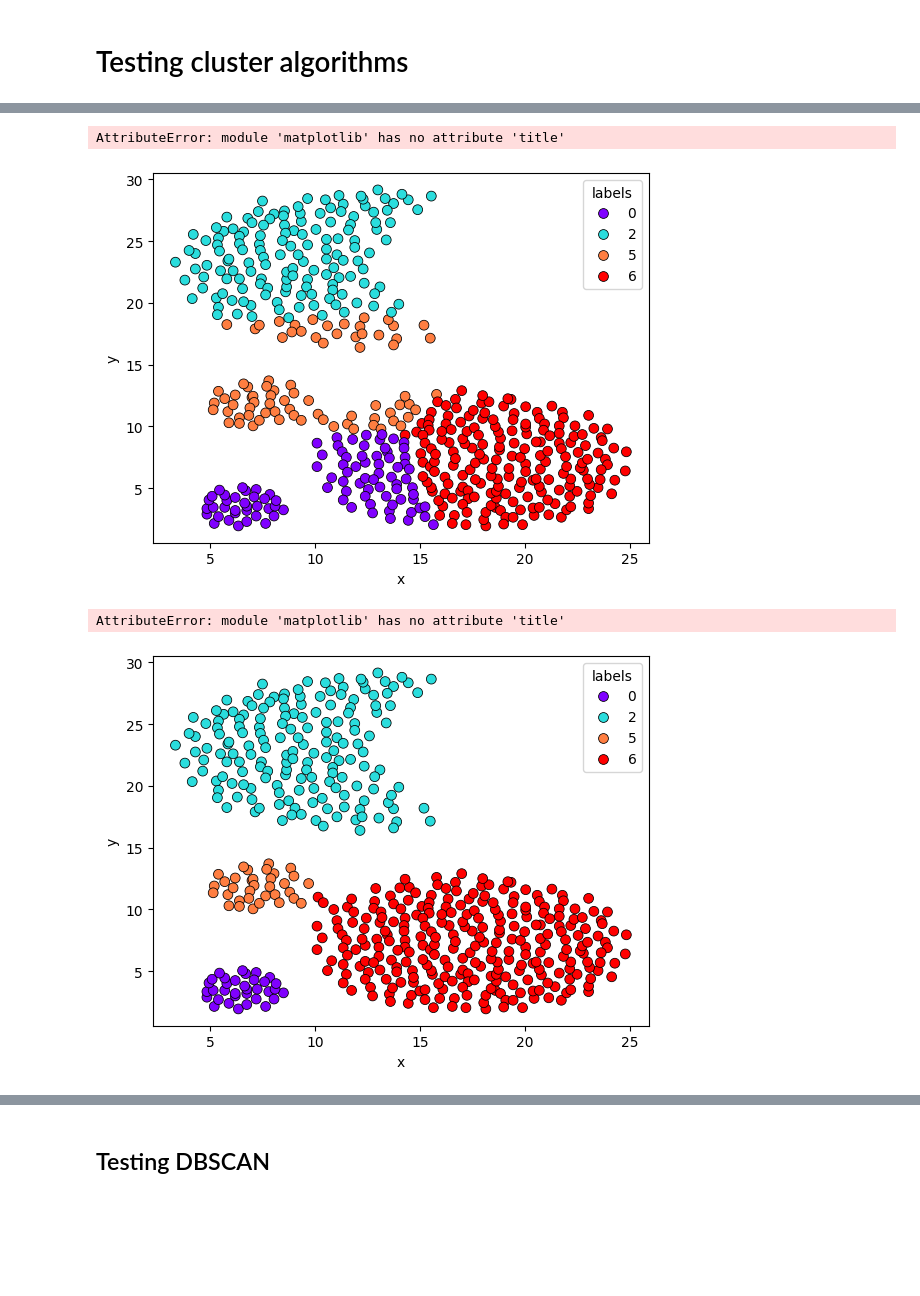
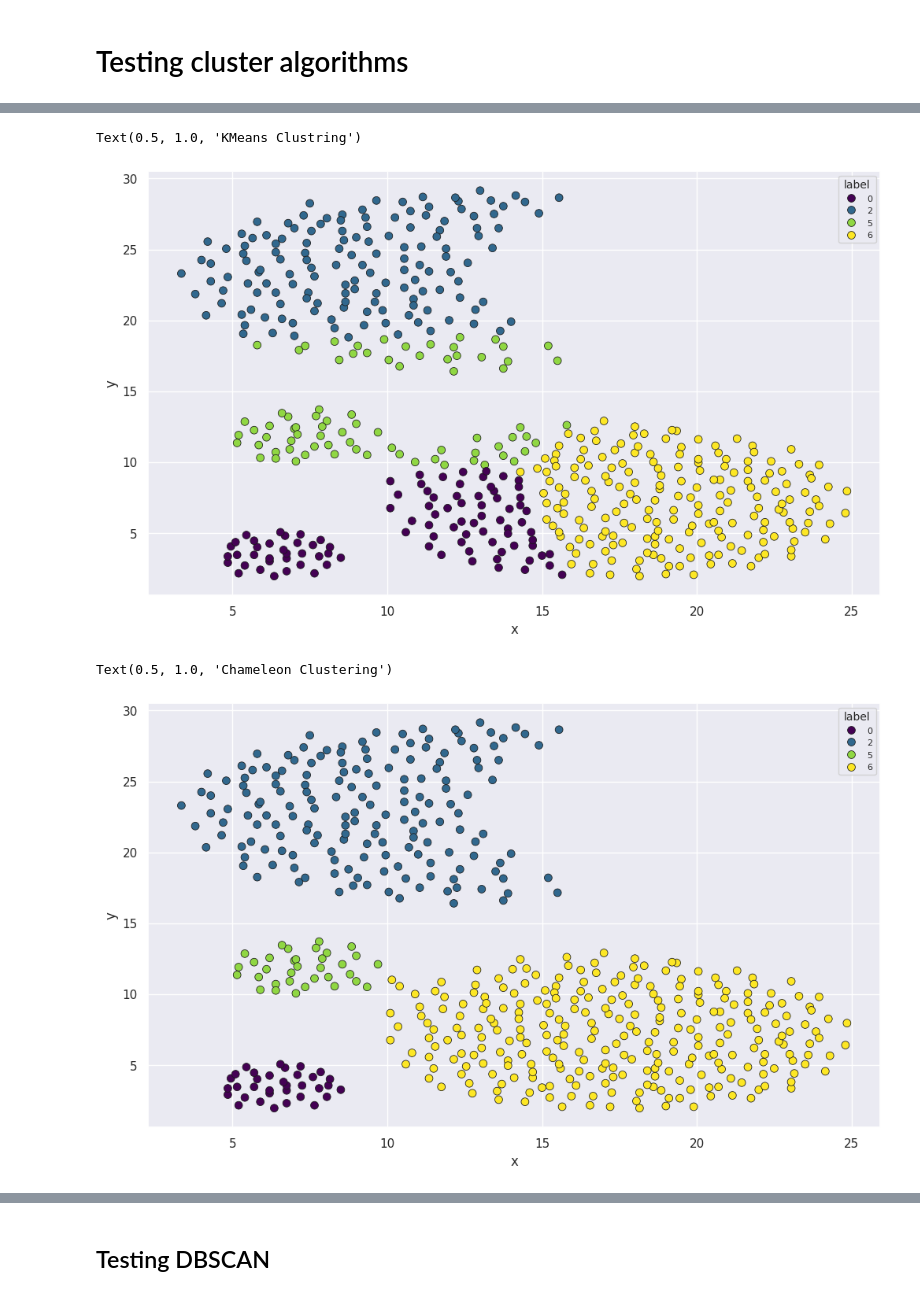
Before and after one commit to ElStabilini/AlgoritmiEStruttureDati, a Jupyter notebook: prova.ipynb, the cells around one changed output, grey strips where cells are left out. Drawn from its saved outputs; the diff is of its cells as text; code cells hidden in the pictures; blank space fills up the shorter version.

```diff
--- a/prova.ipynb
+++ b/prova.ipynb
@@ -72,7 +44,7 @@ Clustering result: [2 2 2 2 2 2 2 2 2 2 2 2 2 2 2 2 2 2 2 2 2 2 2 2 2 2 2 2 2 2
 # %%
-
-#plt.figure(figsize=(10, 7))
-sns.scatterplot(data=df, x='x', y='y', hue=labels, palette='rainbow', edgecolor='k', s=50)
-plt.title('KMeans Clustering')
-plt.show()
+sns.set(rc = {'figure.figsize':(12,7),  "legend.fontsize": 8, "legend.title_fontsize": 10})
+sns.scatterplot(data=KMeans_df, x='x', y='y', hue=labels, palette='viridis', edgecolor='k', s=50)
+ax.set_xlabel('X', fontsize = 14)
+ax.set_ylabel('Y', fontsize = 14)
+ax.set_title('KMeans Clustring', fontsize = 18)
 # %% [output]
@@ -99 +55,3 @@ df_filtered = df.copy()
+# %%
+KMeans_df = df_base.copy()
 # %%
@@ -102,5 +60,7 @@ df134 = df[~df['labels'].isin([0,2,5,6])]
 # %%
-sns.scatterplot(data=df134, x='x', y='y', hue=df134.labels, palette='rainbow', edgecolor='k', s=50)
-plt.title('KMeans Clustering')
-plt.show()
+sns.set(rc = {'figure.figsize':(12,7),  "legend.fontsize": 8, "legend.title_fontsize": 10})
+sns.scatterplot(data=df134, x='x', y='y', hue=df134.label, palette='viridis', edgecolor='k', s=50)
+ax.set_xlabel('X', fontsize = 14)
+ax.set_ylabel('Y', fontsize = 14)
+ax.set_title('KMeans Clustring', fontsize = 18)
 # %% [output]
@@ -109,11 +69,12 @@ AttributeError: module 'matplotlib' has no attribute 'title'
 # %%
-df_filtered = df[~df['labels'].isin([1, 3, 4])]
+df_filtered = KMeans_df[~KMeans_df['label'].isin([1, 3, 4])]
 # %%
-#plt.figure(figsize=(10, 7))
-sns.scatterplot(data=df_filtered, x='x', y='y', hue=df_filtered.labels, palette='rainbow', edgecolor='k', s=50)
-plt.title('KMeans Clustering')
-plt.show()
+sns.set(rc = {'figure.figsize':(12,7),  "legend.fontsize": 8, "legend.title_fontsize": 10})
+sns.scatterplot(data=df_filtered, x='x', y='y', hue=df_filtered.label, palette='viridis', edgecolor='k', s=50)
+ax.set_xlabel('X', fontsize = 14)
+ax.set_ylabel('Y', fontsize = 14)
+ax.set_title('KMeans Clustring', fontsize = 18)
 # %% [output]
-AttributeError: module 'matplotlib' has no attribute 'title'
+Text(0.5, 1.0, 'KMeans Clustring')
-[figure, old version]
+[figure, new version]
 # %%
@@ -123,10 +84,12 @@ df_filtered.loc[(df_filtered['labels']==5) & (df_filtered['x']>10), 'labels']=6
 # %%
-sns.scatterplot(data=df_filtered, x='x', y='y', hue=df_filtered.labels, palette='rainbow', edgecolor='k', s=50)
-plt.title('KMeans Clustering')
-plt.show()
+sns.set(rc = {'figure.figsize':(12,7),  "legend.fontsize": 8, "legend.title_fontsize": 10})
+sns.scatterplot(data=df_filtered, x='x', y='y', hue=df_filtered.label, palette='viridis', edgecolor='k', s=50)
+ax.set_xlabel('X', fontsize = 14)
+ax.set_ylabel('Y', fontsize = 14)
+ax.set_title('Chameleon Clustering', fontsize = 18)
 # %% [output]
-AttributeError: module 'matplotlib' has no attribute 'title'
+Text(0.5, 1.0, 'Chameleon Clustering')
-[figure, old version]
+[figure, new version]
 # %%
 df_complete = pd.concat([df_filtered, df134], axis=0)
 df_complete.reset_index(drop=True, inplace=True)
```
Also changed, not shown: parts of 21 cells of this notebook.
